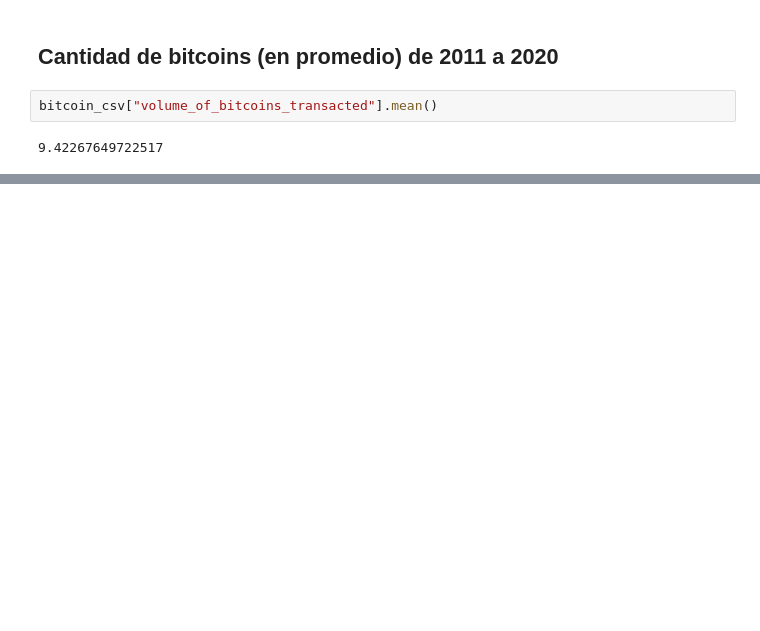
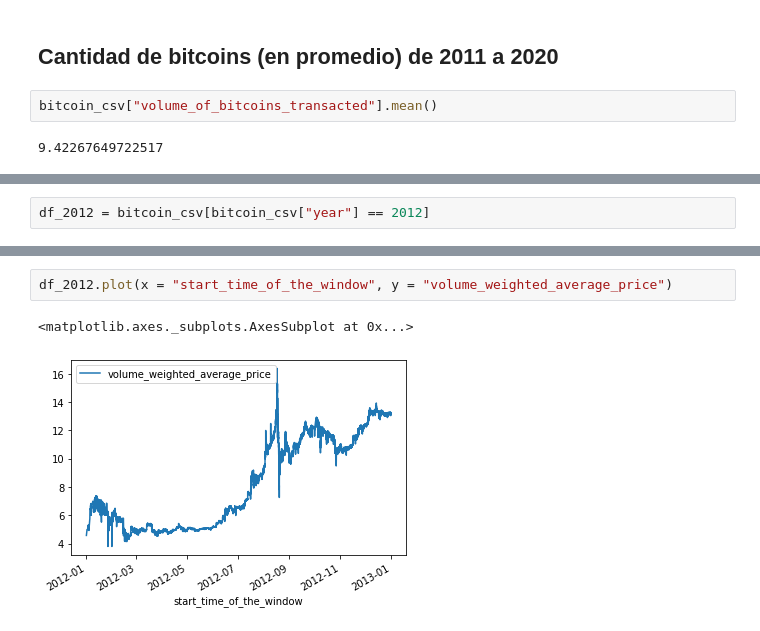
Before and after one commit to IsauraRs/BEDU_Equipo1, a Jupyter notebook: ProyectoPython/ProyectoEquipo1.ipynb, the cells around one changed output, grey strips where cells are left out. Saved outputs shown, nothing was run; the diff lists cells and outputs as text; blank space fills up the shorter version.

```diff
--- a/ProyectoPython/ProyectoEquipo1.ipynb
+++ b/ProyectoPython/ProyectoEquipo1.ipynb
@@ -409,0 +311,2 @@ KeyError: ignored
+# %%
+df_2012 = bitcoin_csv[bitcoin_csv["year"] == 2012]
@@ -409,0 +336,5 @@ KeyError: ignored
+# %%
+df_2012.plot(x = "start_time_of_the_window", y = "volume_weighted_average_price")
+# %% [output]
+<matplotlib.axes._subplots.AxesSubplot at 0x...>
+[figure, added]
```
Also changed, not shown: parts of 58 cells of this notebook.
